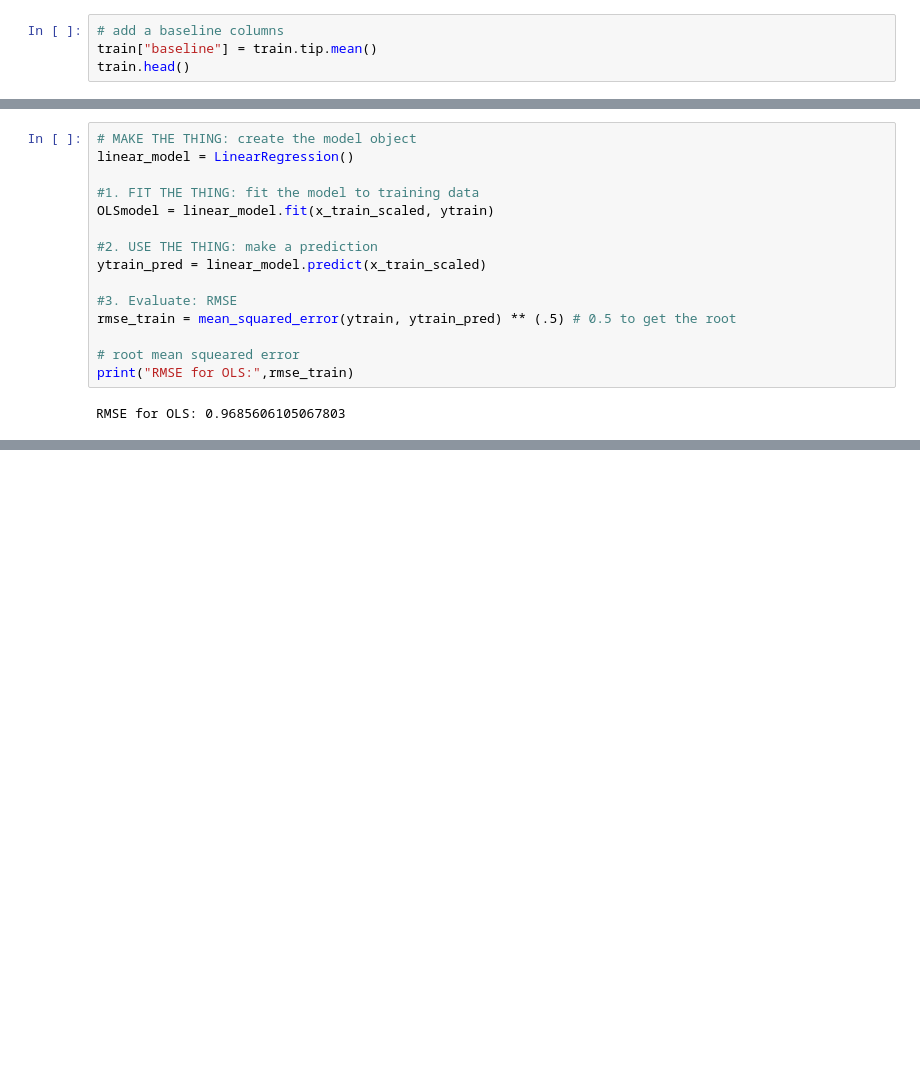
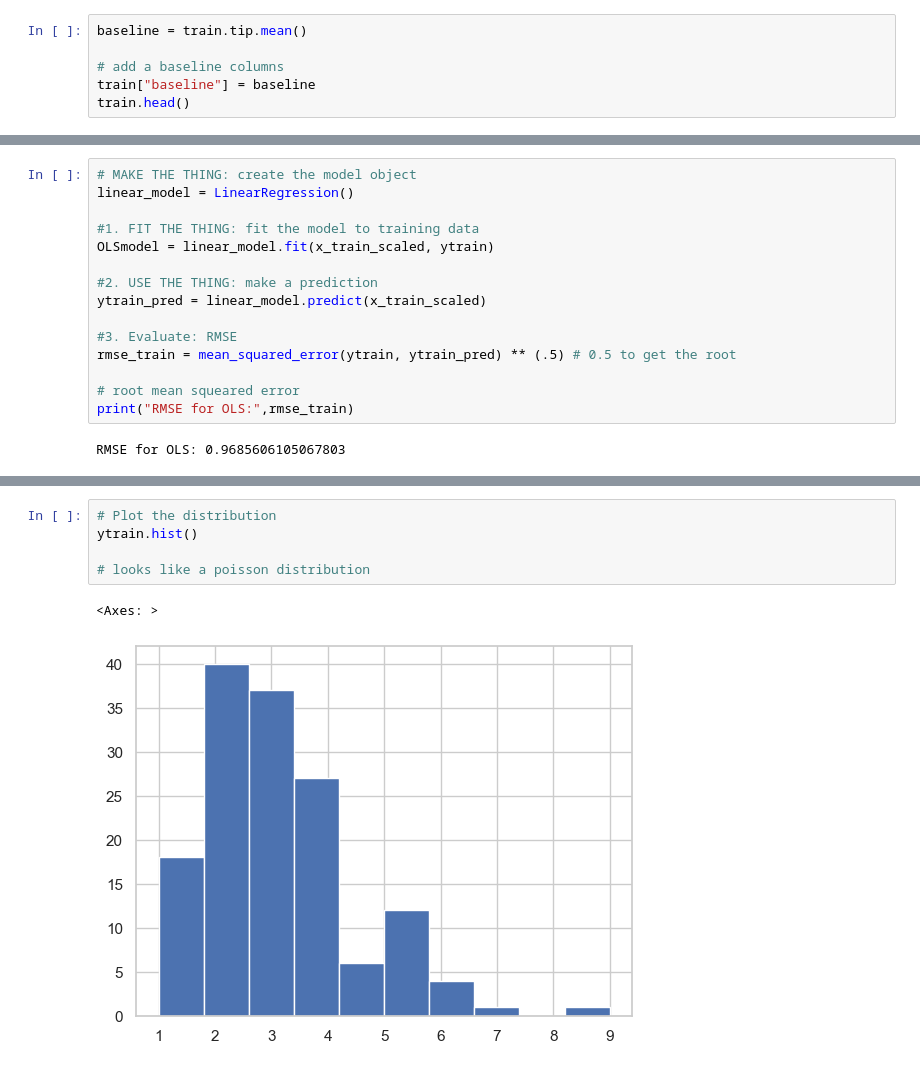
Before and after one commit to MigashaneVictoire/regression-exercises, a Jupyter notebook: Modeling.ipynb, the cells around one changed output, grey strips where cells are left out. Cells and saved outputs as stored; diff of their text form; blank space fills up the shorter version.

```diff
--- a/Modeling.ipynb
+++ b/Modeling.ipynb
@@ -70,8 +70,10 @@ train.shape, validate.shape, test.shape
 # %% [markdown]
 **Set baseline**
 # %%
+baseline = train.tip.mean()
+
 # add a baseline columns
-train["baseline"] = train.tip.mean()
+train["baseline"] = baseline
 train.head()
 # %% [output]
 |  | total_bill | tip | sex | smoker | day | time | size | price_per_person | baseline |
@@ -251,0 +302,8 @@ R2_validate 0.27833891749564343
+# %%
+# Plot the distribution
+ytrain.hist()
+
+# looks like a poisson distribution
+# %% [output]
+<Axes: >
+[figure, added]
```
Also changed, not shown: parts of 27 cells of this notebook.
